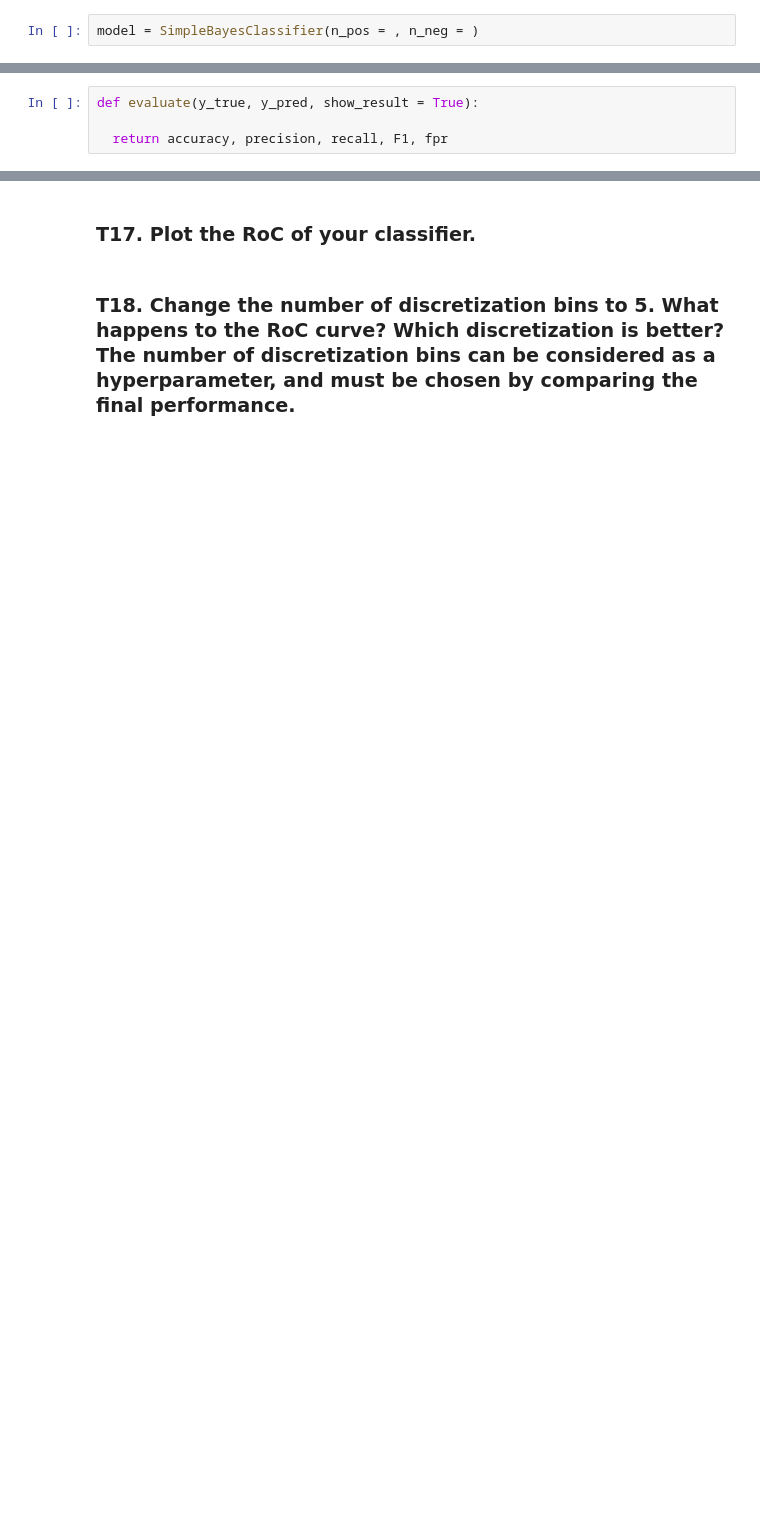
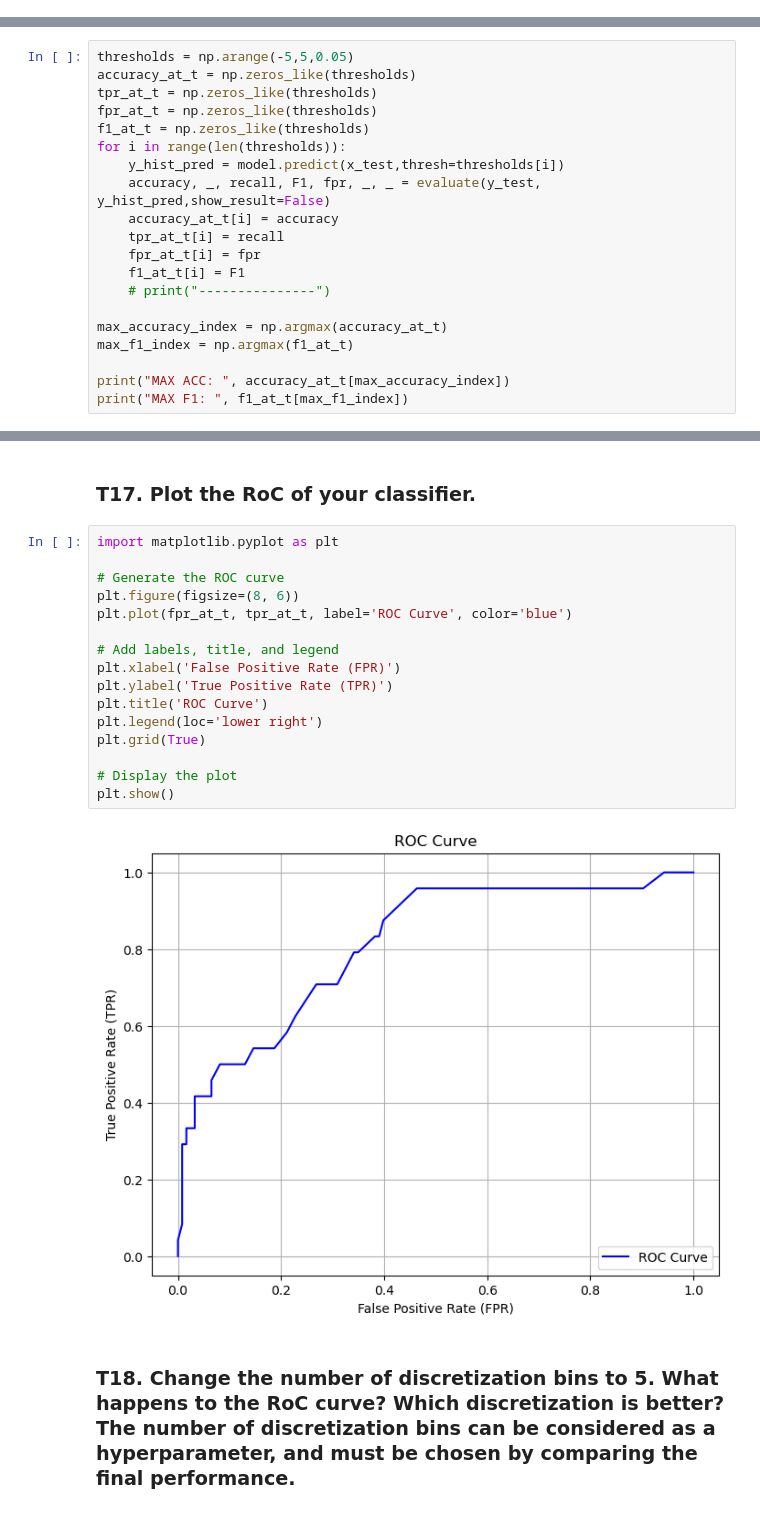
Before and after one commit to JeansAthiwat/PATT_RECOG-REQUIEM, a Jupyter notebook: HW/HW02/HW2.ipynb, the cells around one changed output, grey strips where cells are left out. Drawn from its saved outputs; the diff is of its cells as text; blank space fills up the shorter version.

Commit message:
Naive Bayes "Smoked"

```diff
--- a/HW/HW02/HW2.ipynb
+++ b/HW/HW02/HW2.ipynb
@@ -467,2 +266,0 @@ y_test =
-# %%
-model = SimpleBayesClassifier(n_pos = , n_neg = )
@@ -519,6 +587,2 @@ check_fit_params()
 # %%
 y_pred = model.predict(x = x_test)
-# %%
-def evaluate(y_true, y_pred, show_result = True):
-
-  return accuracy, precision, recall, F1, fpr
@@ -574,3 +778,23 @@ evaluate(y_test, y_pred)
 ### T16. Use the following threshold values
 $ t = np.arange(-5,5,0.05) $
 ### find the best accuracy, and F score (and the corresponding thresholds)
+# %%
+thresholds = np.arange(-5,5,0.05)
+accuracy_at_t = np.zeros_like(thresholds)
+tpr_at_t = np.zeros_like(thresholds)
+fpr_at_t = np.zeros_like(thresholds)
+f1_at_t = np.zeros_like(thresholds)
+for i in range(len(thresholds)):
+    y_hist_pred = model.predict(x_test,thresh=thresholds[i])
+    accuracy, _, recall, F1, fpr, _, _ = evaluate(y_test, y_hist_pred,show_result=False)
+    accuracy_at_t[i] = accuracy
+    tpr_at_t[i] = recall
+    fpr_at_t[i] = fpr
+    f1_at_t[i] = F1
+    # print("---------------")
+
+max_accuracy_index = np.argmax(accuracy_at_t)
+max_f1_index = np.argmax(f1_at_t)
+
+print("MAX ACC: ", accuracy_at_t[max_accuracy_index])
+print("MAX F1: ", f1_at_t[max_f1_index])
@@ -577,4 +804,22 @@ $ t = np.arange(-5,5,0.05) $
 # %% [markdown]
 ### T17. Plot the RoC of your classifier.
+# %%
+import matplotlib.pyplot as plt
+
+# Generate the ROC curve
+plt.figure(figsize=(8, 6))
+plt.plot(fpr_at_t, tpr_at_t, label='ROC Curve', color='blue')
+
+# Add labels, title, and legend
+plt.xlabel('False Positive Rate (FPR)')
+plt.ylabel('True Positive Rate (TPR)')
+plt.title('ROC Curve')
+plt.legend(loc='lower right')
+plt.grid(True)
+
+# Display the plot
+plt.show()
+# %% [output]
+[figure, added]
 # %% [markdown]
 ### T18. Change the number of discretization bins to 5. What happens to the RoC curve? Which discretization is better? The number of discretization bins can be considered as a hyperparameter, and must be chosen by comparing the final performance.
```
Also changed, not shown: parts of 21 cells of this notebook, 2 other files.
